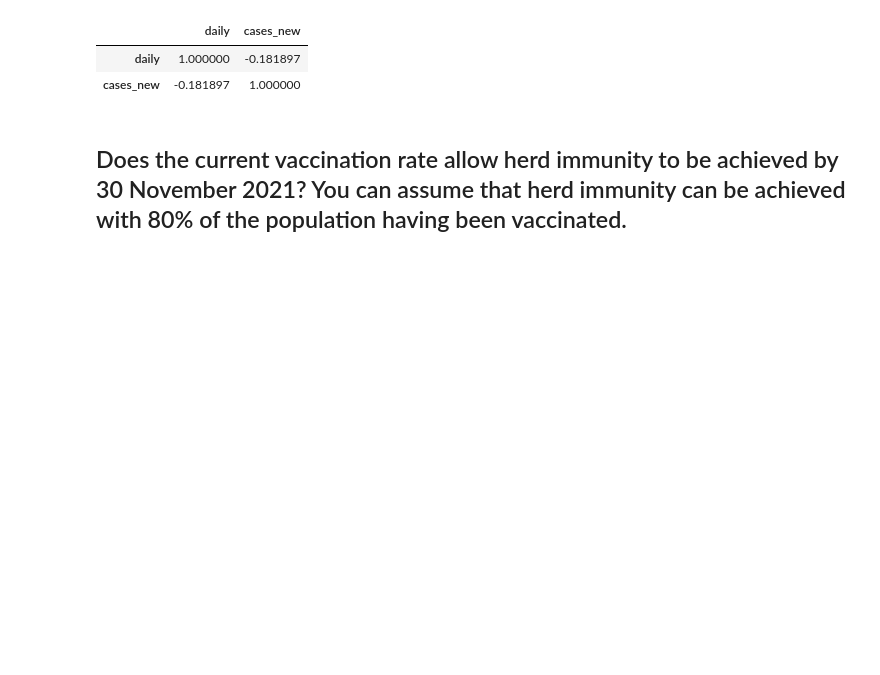
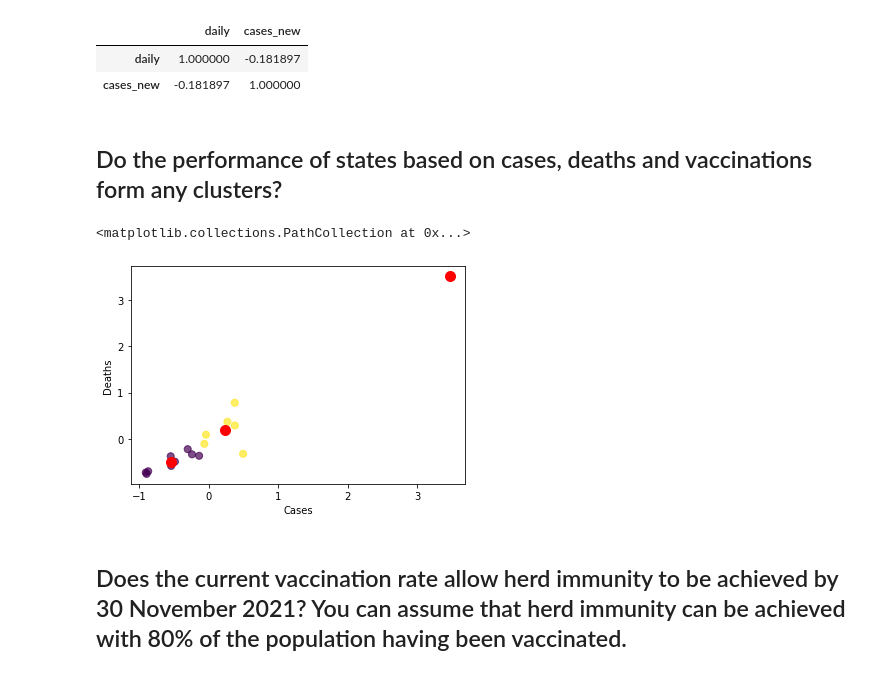
Before and after one commit to sidharrth2002/covid-streamlit-2, a Jupyter notebook: exploration.ipynb, the cells around one changed output. Drawn from its saved outputs; the diff is of its cells as text; code cells hidden in the pictures; blank space fills up the shorter version.

Commit message:
clustering states

```diff
--- a/exploration.ipynb
+++ b/exploration.ipynb
@@ -968,3 +968,5 @@ cases_vax_corr('Sarawak')
 |  | daily | cases_new |
 | daily | 1.000000 | -0.181897 |
 | cases_new | -0.181897 | 1.000000 |
+# %% [markdown]
+## Do the performance of states based on cases, deaths and vaccinations form any clusters?
@@ -971,3 +977,41 @@ cases_vax_corr('Sarawak')
+# %%
+states = list(cases_state['state'].unique())
+
+cases = []
+vaccinations = []
+deaths = []
+
+for state in states:
+    cases.append(cases_state[cases_state['state'] == state]['cases_new'].sum())
+    deaths.append(deaths_state[deaths_state['state'] == state]['deaths_new'].sum())
+    vaccinations.append(vax_state[deaths_state['state'] == state]['daily_full'].sum())
+
+cases_deaths_vaccinations = pd.DataFrame({"state": states, "cases": cases, "deaths": deaths})
+for col in cases_deaths_vaccinations:
+    if cases_deaths_vaccinations[col].dtype != 'object':
+        cases_deaths_vaccinations[col] = StandardScaler().fit_transform(cases_deaths_vaccinations[[col]])
+
+cases_deaths_vaccinations.drop(columns=['state'], inplace=True)
+X_std = cases_deaths_vaccinations
+
+km = KMeans(n_clusters=3, max_iter=100)
+km.fit(cases_deaths_vaccinations)
+centroids = km.cluster_centers_
+
+points = cases_deaths_vaccinations.iloc[:, 0:3].values
+predicted_cluster_indexes = km.predict(points)
+
+x = points[:, 0]
+y = points[:, 1]
+
+plt.scatter(x, y, c=predicted_cluster_indexes, s=50, alpha=0.7)
+plt.xlabel('Cases')
+plt.ylabel('Deaths')
+
+plt.scatter(centroids[:, 0], centroids[:, 1], c='red', s=100)
+# %% [output]
+<matplotlib.collections.PathCollection at 0x...>
+[figure, added]
 # %% [markdown]
 ## Does the current vaccination rate allow herd immunity to be achieved by 30 November 2021? You can assume that herd immunity can be achieved with 80% of the population having been vaccinated.
 # %%
```
Also changed, not shown: parts of 28 cells of this notebook.
